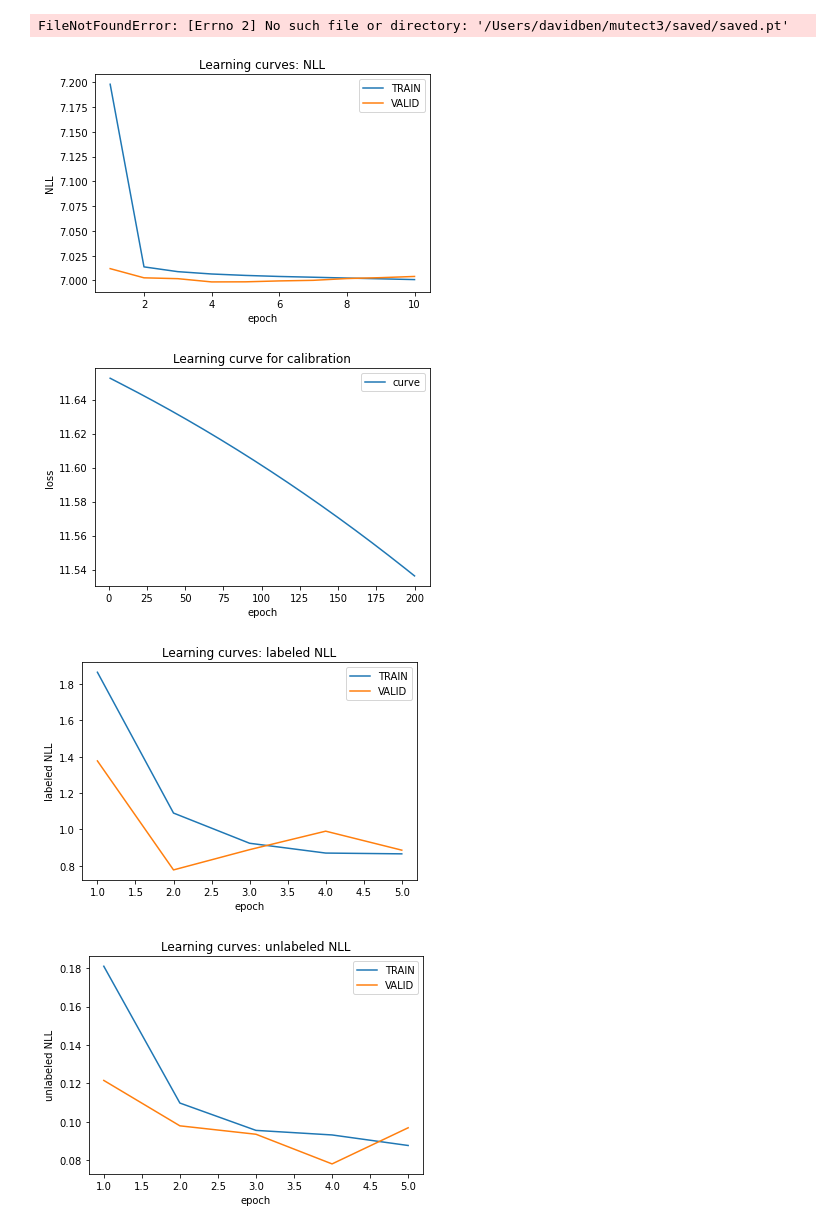
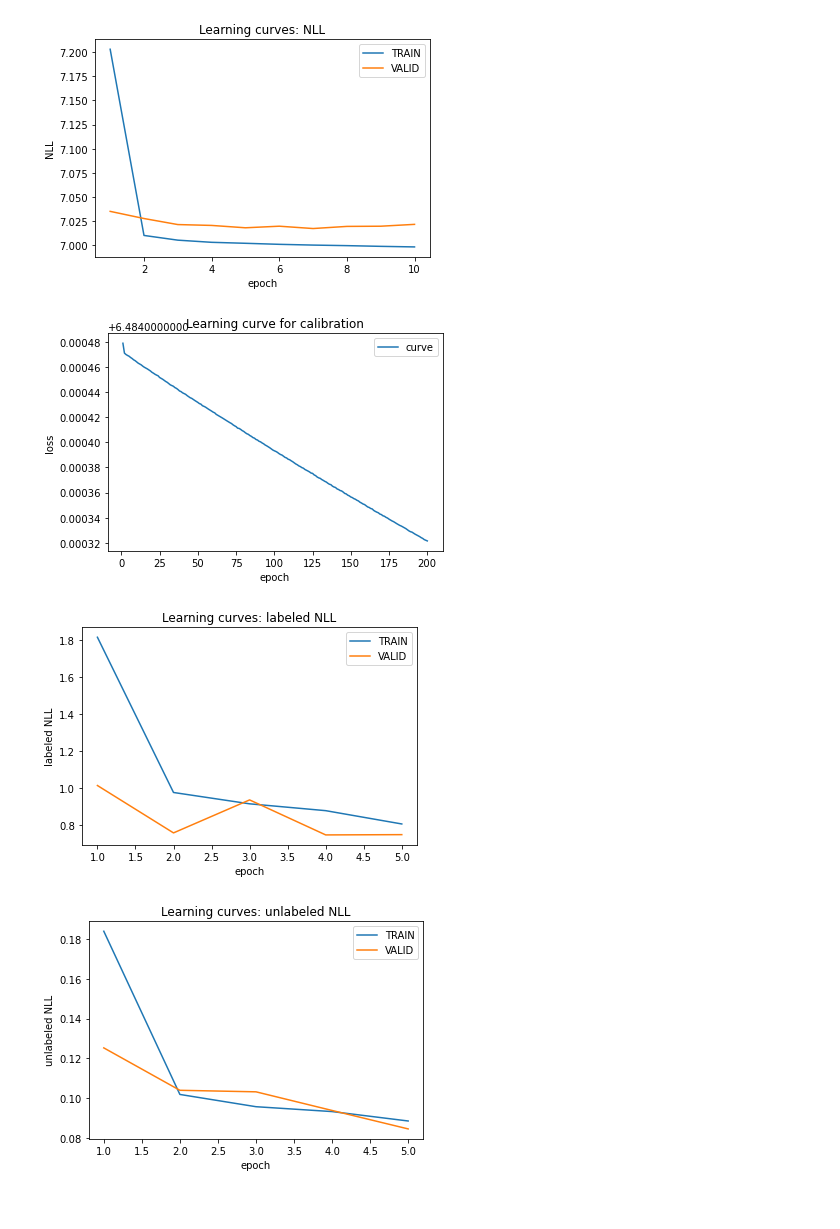
Before and after one commit to davidbenjamin/permutect, a Jupyter notebook: mutect3.ipynb, the cells around one changed output. Cells and saved outputs as stored; diff of their text form; code cells hidden in the pictures.

Commit message:
evaluationb with loaded model succeeding

```diff
--- a/mutect3.ipynb
+++ b/mutect3.ipynb
@@ -46,30 +46,27 @@ if GENERATE_PICKLES:
 # %%
 beta1 = Beta(5,1)
 beta2 = Beta(5,1)
 batch_size = 64
 num_epochs = 5
 params = train.TrainingParameters(batch_size, num_epochs, beta1, beta2)
 
 hidden_read_layers = [20,20]
 hidden_info_layers = [20,20]
 aggregation_layers = [20]
 output_layers = [10]
 dropout_p = 0.2
 m3_params = networks.Mutect3Parameters(hidden_read_layers, hidden_info_layers, aggregation_layers, output_layers, dropout_p)
 
 #trained_model = train.run_evaluation([DREAM_1_SMALL_PAIR], DREAM_1_SMALL_TEST, DREAM_1_SMALL_NA, params, m3_params)
 
 saved_model_path = SAVED_MODEL_DIR + 'saved.pt'
 model = train.make_trained_mutect3_model(m3_params, [DREAM_1_SMALL_PAIR], [DREAM_1_SMALL_NA], params)
-
 train.save_mutect3_model(model, m3_params, saved_model_path)
-model = train.load_saved_model(saved_model_path)
 # %% [output]
 Training normal artifact model
 Unlabeled data: 19577, labeled data: 18968
 Dataset sizes -- training: 34690, validation: 3855
-FileNotFoundError: [Errno 2] No such file or directory: '/Users/davidben/mutect3/saved/saved.pt'
-[figure, old version]
+[figure, new version]
-[figure, old version]
+[figure, new version]
-[figure, old version]
+[figure, new version]
-[figure, old version]
+[figure, new version]
```
Also changed, not shown: parts of 8 cells of this notebook, 1 other file.
